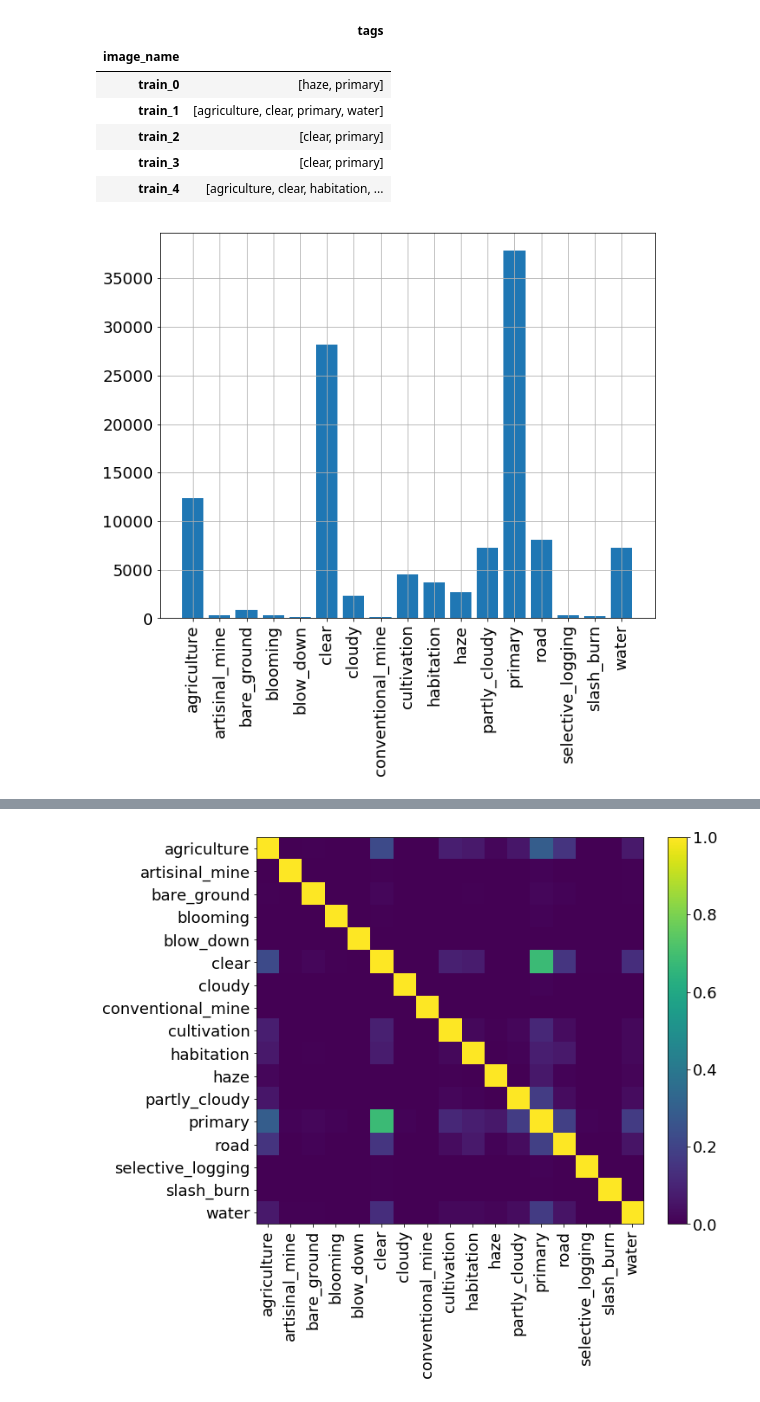
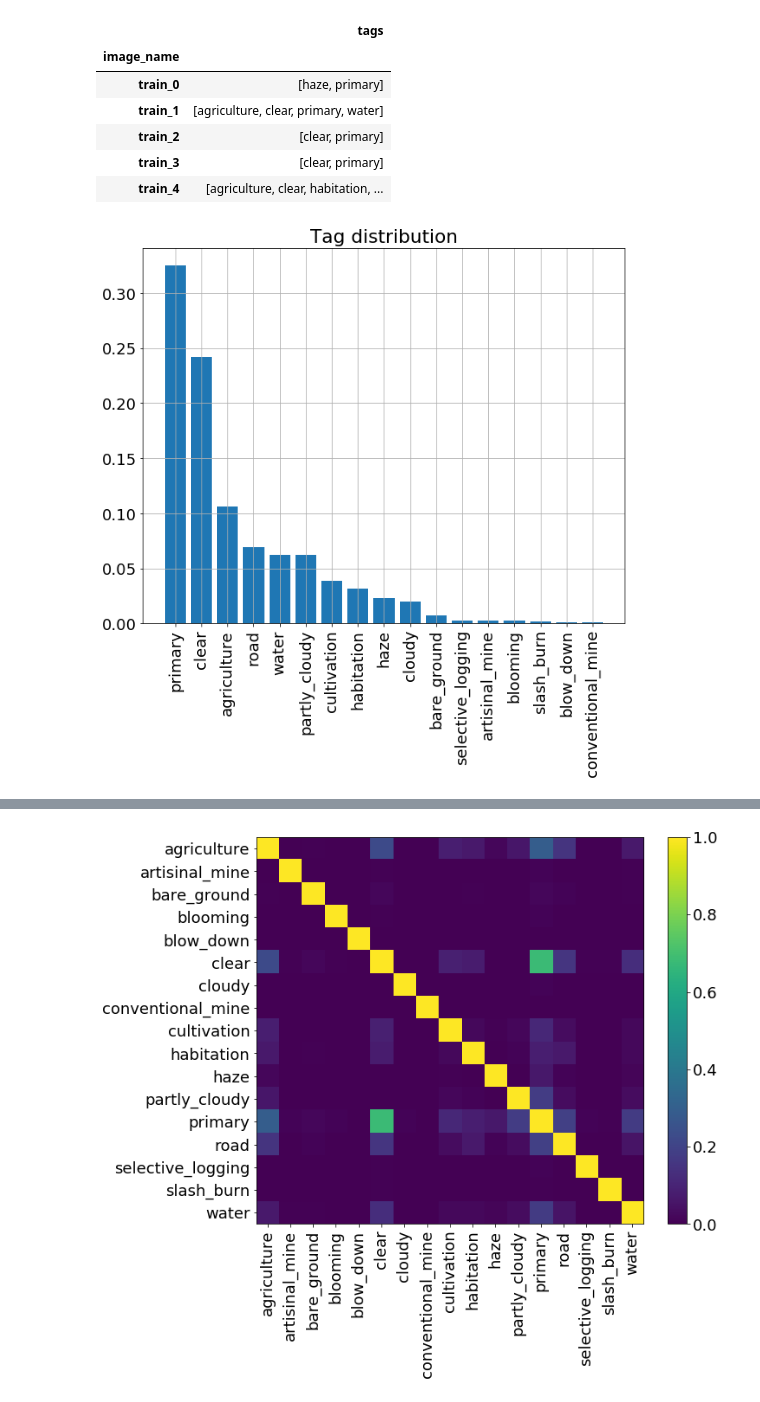
Before and after one commit to Kecksdose/kaggle-amazon, a Jupyter notebook: notebooks/data_exploration.ipynb, the cells around one changed output, grey strips where cells are left out. Drawn from its saved outputs; the diff is of its cells as text; code cells hidden in the pictures.

```diff
--- a/notebooks/data_exploration.ipynb
+++ b/notebooks/data_exploration.ipynb
@@ -31,13 +31,18 @@ df.head()
 | train_3 | [clear, primary] |
 | train_4 | [agriculture, clear, habitation, ... |
 # %%
-# Get categories and counts
-categories, counts = np.unique(np.concatenate(df.tags), return_counts=True)
+# Get categories and counts and sort by number of occurances
+tag_names, counts = np.unique(np.concatenate(df.tags), return_counts=True)
+counts_sorted, tag_names_sorted = zip(*sorted(zip(counts, tag_names), reverse=True))
+counts_sorted_nomalized = counts_sorted/np.sum(counts_sorted)
+
+n_tag_names = len(tag_names)
 
 # Plot categories and counts
-plt.bar(range(len(categories)), counts)
-plt.xticks(range(len(categories)), categories, rotation=90)
+plt.bar(range(n_tag_names), counts_sorted_nomalized)
+plt.title('Tag distribution')
+plt.xticks(range(n_tag_names), tag_names_sorted, rotation=90)
 plt.grid()
 plt.show()
 # %% [output]
-[figure, old version]
+[figure, new version]
```
Also changed, not shown: parts of 3 cells of this notebook.
